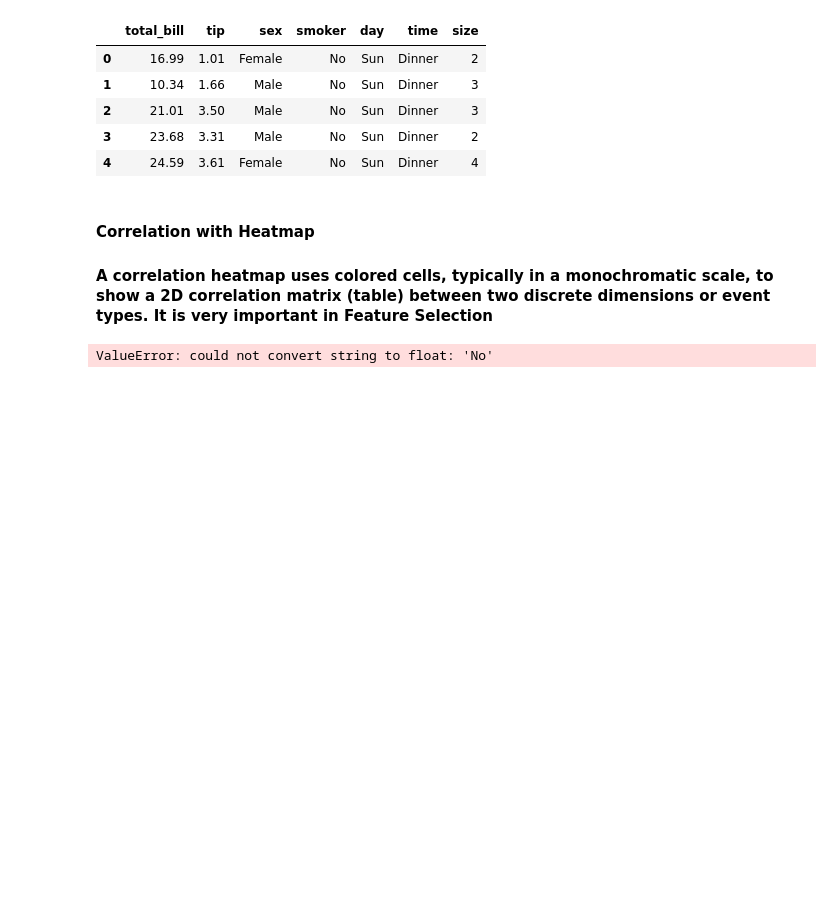
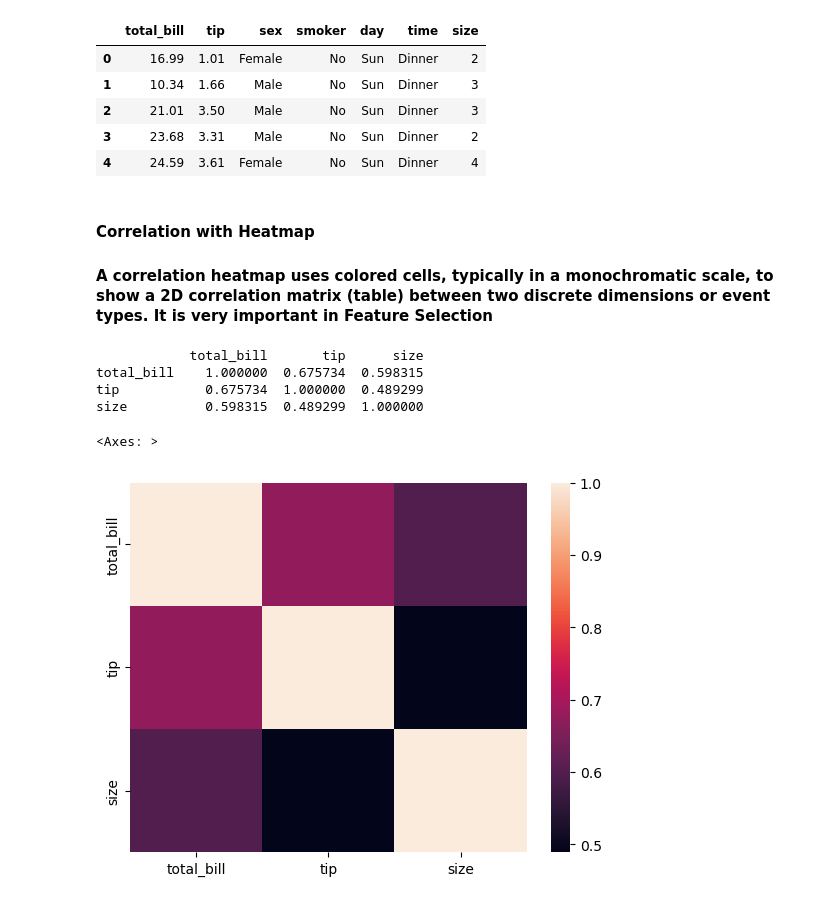
Before and after one commit to Nandini1Bag/Python_Excercise, a Jupyter notebook: Seaborn/Seaborn.ipynb, the cells around one changed output. Cells and saved outputs as stored; diff of their text form; code cells hidden in the pictures; blank space fills up the shorter version.

```diff
--- a/Seaborn/Seaborn.ipynb
+++ b/Seaborn/Seaborn.ipynb
@@ -23,6 +23,16 @@ df.head()
 #### Correlation with Heatmap
 #### A correlation heatmap uses colored cells, typically in a monochromatic scale, to show a 2D correlation matrix (table) between two discrete dimensions   or event types. It is very important in Feature Selection
 # %%
-df.corr()
+# Compute correlation matrix
+corr_matrix = df.corr(numeric_only=True)
+print(corr_matrix)
 # %% [output]
-ValueError: could not convert string to float: 'No'
+            total_bill       tip      size
+total_bill    1.000000  0.675734  0.598315
+tip           0.675734  1.000000  0.489299
+size          0.598315  0.489299  1.000000
+# %%
+sns.heatmap(corr_matrix)
+# %% [output]
+<Axes: >
+[figure, added]
```
Also changed, not shown: parts of 24 cells of this notebook, 1 other file.
